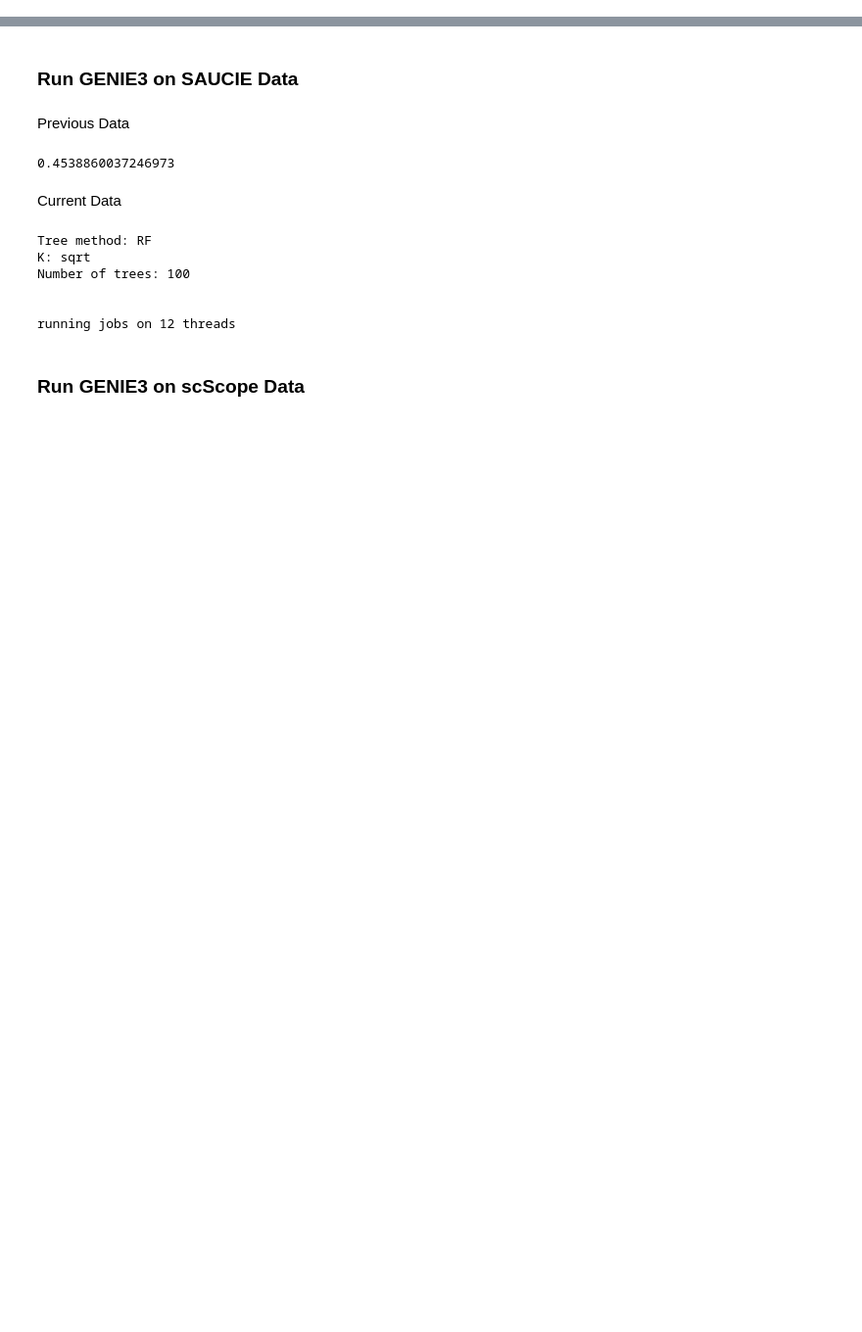
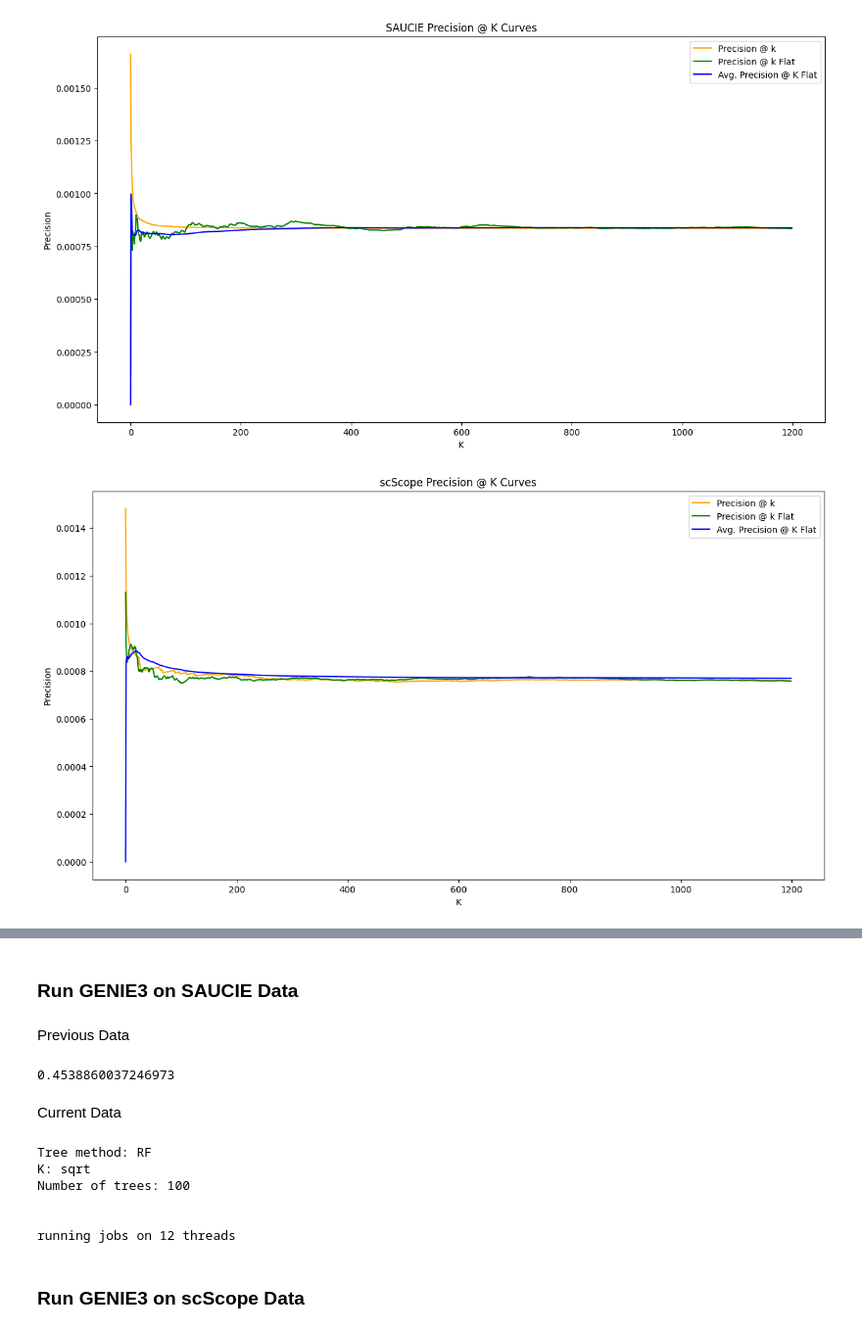
Before and after one commit to ankitbha/dfdl_imputation, a Jupyter notebook: GENIE3/josh_GENIE3_tests.ipynb, the cells around one changed output, grey strips where cells are left out. Shown at 98% size. Cells and saved outputs as stored; diff of their text form; code cells hidden in the pictures; blank space fills up the shorter version.

Commit message:
pushing big changes, full end to end pipeline complete as well as precision@k methods

```diff
--- a/GENIE3/josh_GENIE3_tests.ipynb
+++ b/GENIE3/josh_GENIE3_tests.ipynb
@@ -14,0 +38,17 @@ sys.path.append(os.getcwd())
+# %%
+import json
+from utils import plot_precisions
+methods = ["SAUCIE", "scScope", "DeepImpute", "MAGIC t=2", "MAGIC t=7", "MAGIC t=default"]
+strings = [" Precision@k", " Flat Precision@k", " Avg Precision@k"]
+results = None
+with open('../imputations/DS3/precision_recall_data.json', 'r') as fp:
+    results = json.load(fp)
+
+for method in methods:
+    pr = results[method + strings[0]]
+    flat_pr = results[method + strings[1]]
+    avg_pr = results[method + strings[2]]
+    plot_precisions(pr, flat_pr, avg_pr, method)
+# %% [output]
+[figure, added]
+[figure, added]
```
Also changed, not shown: parts of 44 cells of this notebook, 11 other files.
